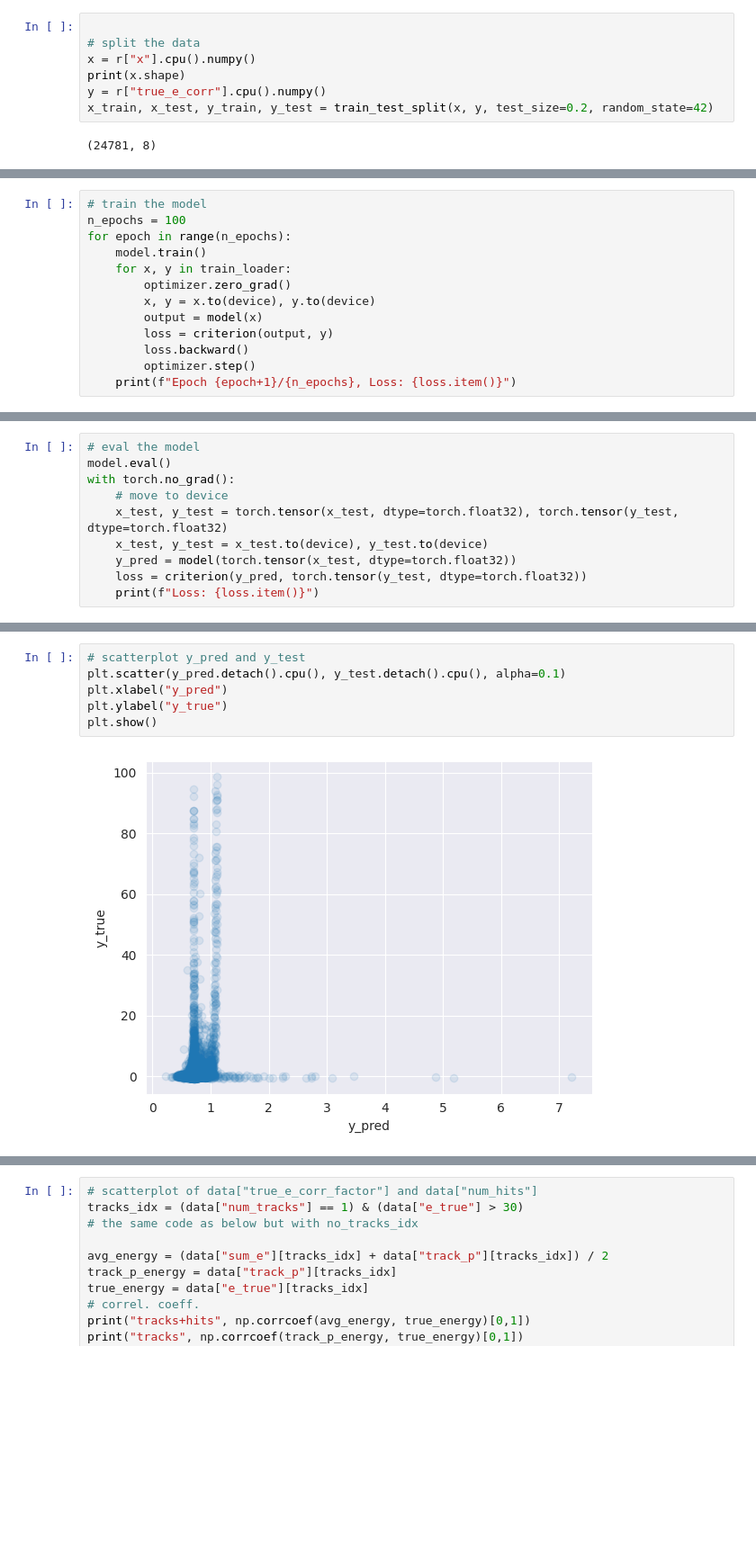
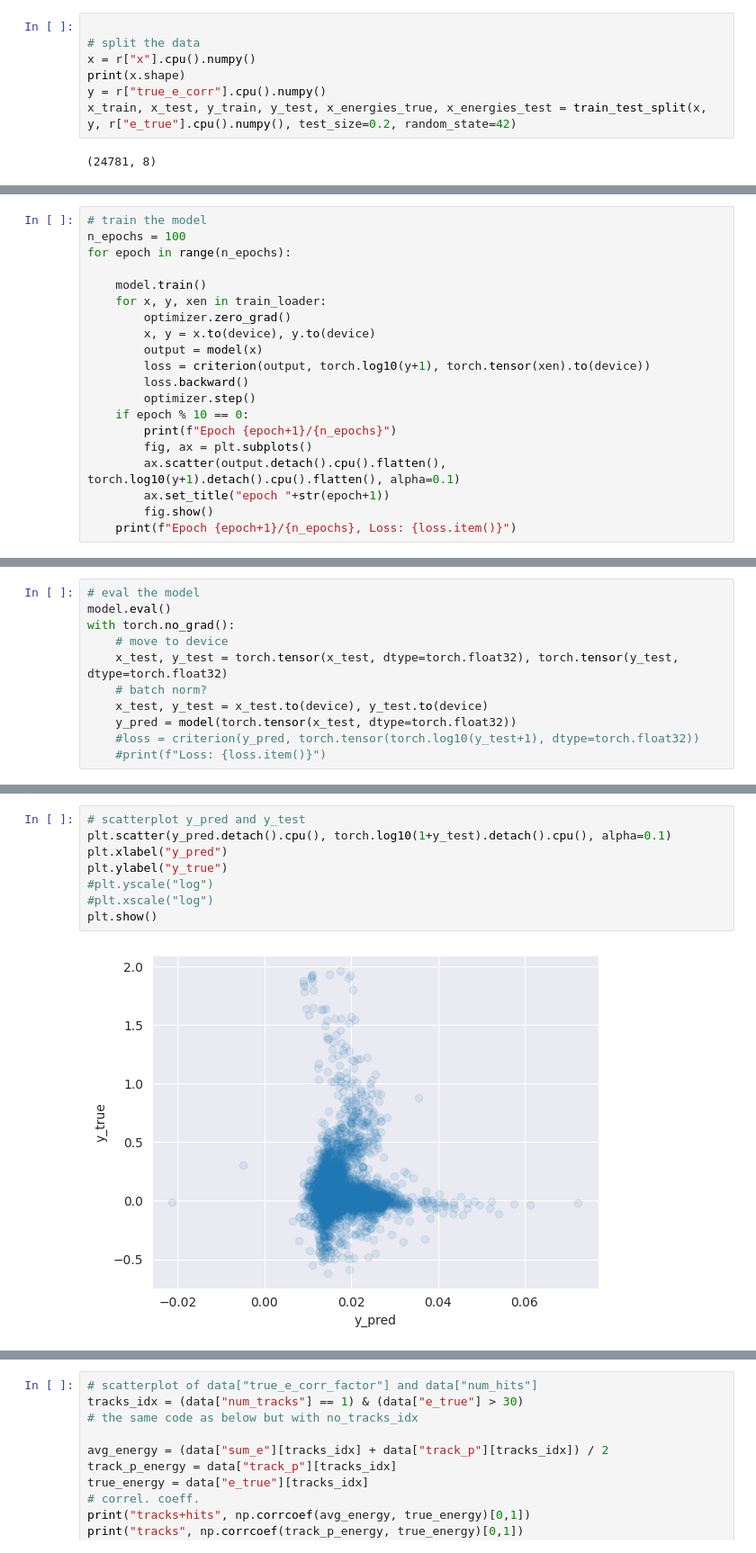
Before and after one commit to selvaggi/mlpf, a Jupyter notebook: notebooks/7_clustering_features_GT_clusters.ipynb, the cells around one changed output, grey strips where cells are left out. Shown at 90% size. Drawn from its saved outputs; the diff is of its cells as text; blank space fills up the shorter version.

```diff
--- a/notebooks/7_clustering_features_GT_clusters.ipynb
+++ b/notebooks/7_clustering_features_GT_clusters.ipynb
@@ -168,7 +186,7 @@ import numpy as np
 x = r["x"].cpu().numpy()
 print(x.shape)
 y = r["true_e_corr"].cpu().numpy()
-x_train, x_test, y_train, y_test = train_test_split(x, y, test_size=0.2, random_state=42)
+x_train, x_test, y_train, y_test, x_energies_true, x_energies_test = train_test_split(x, y, r["e_true"].cpu().numpy(), test_size=0.2, random_state=42)
 # %% [output]
 (24781, 8)
 # %%
@@ -214,16 +233,3 @@ model.to(device)
 print(device)
 # %% [output]
 cuda:0
-# %%
-# train the model
-n_epochs = 100
-for epoch in range(n_epochs):
-    model.train()
-    for x, y in train_loader:
-        optimizer.zero_grad()
-        x, y = x.to(device), y.to(device)
-        output = model(x)
-        loss = criterion(output, y)
-        loss.backward()
-        optimizer.step()
-    print(f"Epoch {epoch+1}/{n_epochs}, Loss: {loss.item()}")
@@ -247,0 +236,20 @@ Epoch 100/100, Loss: 46.53127670288086
+# %%
+# train the model
+n_epochs = 100
+for epoch in range(n_epochs):
+
+    model.train()
+    for x, y, xen in train_loader:
+        optimizer.zero_grad()
+        x, y = x.to(device), y.to(device)
+        output = model(x)
+        loss = criterion(output, torch.log10(y+1), torch.tensor(xen).to(device))
+        loss.backward()
+        optimizer.step()
+    if epoch % 10 == 0:
+        print(f"Epoch {epoch+1}/{n_epochs}")
+        fig, ax = plt.subplots()
+        ax.scatter(output.detach().cpu().flatten(), torch.log10(y+1).detach().cpu().flatten(), alpha=0.1)
+        ax.set_title("epoch "+str(epoch+1))
+        fig.show()
+    print(f"Epoch {epoch+1}/{n_epochs}, Loss: {loss.item()}")
@@ -251,7 +286,8 @@ model.eval()
 with torch.no_grad():
     # move to device
     x_test, y_test = torch.tensor(x_test, dtype=torch.float32), torch.tensor(y_test, dtype=torch.float32)
+    # batch norm?
     x_test, y_test = x_test.to(device), y_test.to(device)
     y_pred = model(torch.tensor(x_test, dtype=torch.float32))
-    loss = criterion(y_pred, torch.tensor(y_test, dtype=torch.float32))
-    print(f"Loss: {loss.item()}")
+    #loss = criterion(y_pred, torch.tensor(torch.log10(y_test+1), dtype=torch.float32))
+    #print(f"Loss: {loss.item()}")
@@ -260,8 +294,10 @@ Loss: 22.786191940307617
 # %%
 # scatterplot y_pred and y_test
-plt.scatter(y_pred.detach().cpu(), y_test.detach().cpu(), alpha=0.1)
+plt.scatter(y_pred.detach().cpu(), torch.log10(1+y_test).detach().cpu(), alpha=0.1)
 plt.xlabel("y_pred")
 plt.ylabel("y_true")
+#plt.yscale("log")
+#plt.xscale("log")
 plt.show()
 # %% [output]
-[figure, old version]
+[figure, new version]
```
Also changed, not shown: parts of 13 cells of this notebook, 1 other file.
